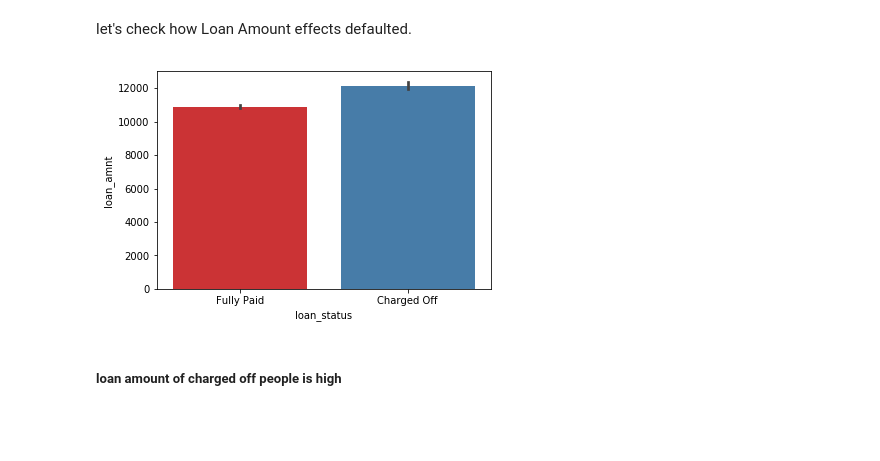
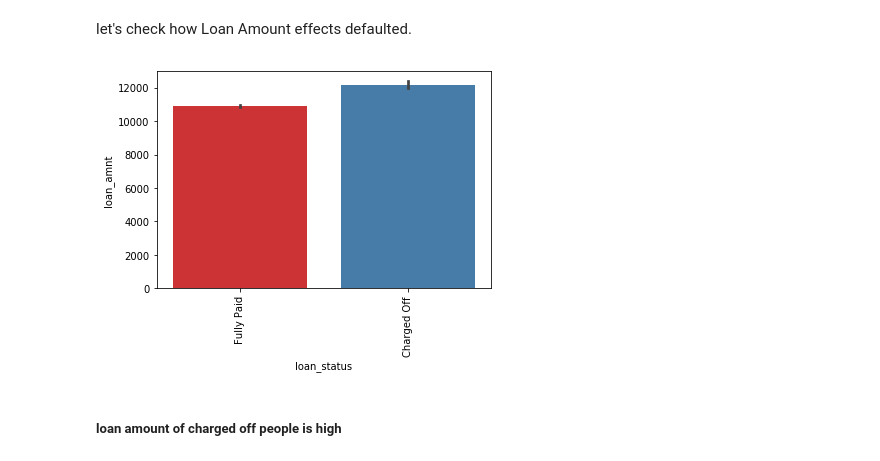
Before and after one commit to meghanaReddyk/LendingClub, a Jupyter notebook: Lending_club.ipynb, the cells around one changed output. Cells and saved outputs as stored; diff of their text form; code cells hidden in the pictures; blank space fills up the shorter version.

```diff
--- a/Lending_club.ipynb
+++ b/Lending_club.ipynb
@@ -132,15 +134,29 @@ loan.shape
+# %%
+# datatype of dates conversion
+loan['issue_d'] = pd.to_datetime(loan.issue_d,format='%b-%y')
+loan['earliest_cr_line'] = pd.to_datetime(loan.earliest_cr_line,format='%b-%y')
+loan['last_pymnt_d']= pd.to_datetime(loan.last_pymnt_d,format='%b-%y')
+loan['last_credit_pull_d'] = pd.to_datetime(loan.last_credit_pull_d,format='%b-%y')
+
+loan['month'] = loan['issue_d'].apply(lambda x: x.month)
+loan['year'] = loan['issue_d'].apply(lambda x: x.year)
 # %%
 # Annual income slabs
 bins = [0, 50000, 100000, 200000, 233004]
-slabs = ['< 50k', '50k - 1L', '1L - 2L', '2L+']
-loan['annual_inc_slabs'] = pd.cut(loan['annual_inc'], bins, labels=slabs)
+slots = ['< 50k', '50k - 1L', '1L - 2L', '2L+']
+loan['annual_inc_slabs'] = pd.cut(loan['annual_inc'], bins, labels=slots)
 
 # Interest slabs
 bins = [0, 6, 12, 18, 25]
-slab = ['0-6', '7-12', '13-18', '19-25']
-loan['int_rate_slabs'] = pd.cut(loan['int_rate'], bins, labels=slab)
+slots = ['0-6', '7-12', '13-18', '19-25']
+loan['int_rate_slabs'] = pd.cut(loan['int_rate'], bins, labels=slots)
 
-# missing_data(loan)
+## dti_slabs
+bins = [0, 5, 10, 15, 20,25,30]
+slots = ['0 - 5', '5-10', '10-15', '15-20','20-25','25-30']
+loan['dti_slabs'] = pd.cut(loan['dti'], bins, labels=slots)
+
+#missing_data(loan)
 # %%
 #seggregating the data into numerical and catageorical data
 numeric_cols=loan.dtypes[loan.dtypes != "object"].index
@@ -176,6 +190,6 @@ plt.show()
   -  as the values of the each set shows similar behaviour,dropping off the remaining columns of set keeping one.
 # %%
-loan=loan.drop(columns=['funded_amnt','funded_amnt_inv','installment', 'collection_recovery_fee', 'pub_rec', 'out_prncp_inv'])
-loan=loan.drop(columns=['total_pymnt_inv', 'total_rec_prncp', 'total_rec_int'])
+loan=loan.drop(columns=['funded_amnt','funded_amnt_inv','installment', 'pub_rec'])
+loan=loan.drop(columns=['total_pymnt_inv', 'total_rec_prncp', 'total_rec_int','total_pymnt'])
 loan.shape
 # %% [output]
@@ -187,0 +208,5 @@ loan_default=loan.loc[loan.loan_status=='Charged Off']
+# %%
+def bar_plots(x,y):
+    sns.barplot(x=x,y=y,data=loan,palette="Set1")
+    plt.xticks(rotation=90)
+    plt.show()
@@ -229,9 +266,11 @@ From the distribution plot it can be seen that value which is a mutiple of 5000
 # %% [markdown]
 let's check how Loan Amount effects defaulted.
 # %%
-sns.barplot(x='loan_status',y='loan_amnt',data=loan,palette="Set1")
-plt.show()
+# sns.barplot(x='loan_status',y='loan_amnt',data=loan,palette="Set1")
+# plt.show()
+
+bar_plots('loan_status','loan_amnt')
 # %% [output]
-[figure, old version]
+[figure, new version]
 # %% [markdown]
 #####  loan amount of  charged off people is high
```
Also changed, not shown: parts of 79 cells of this notebook.
